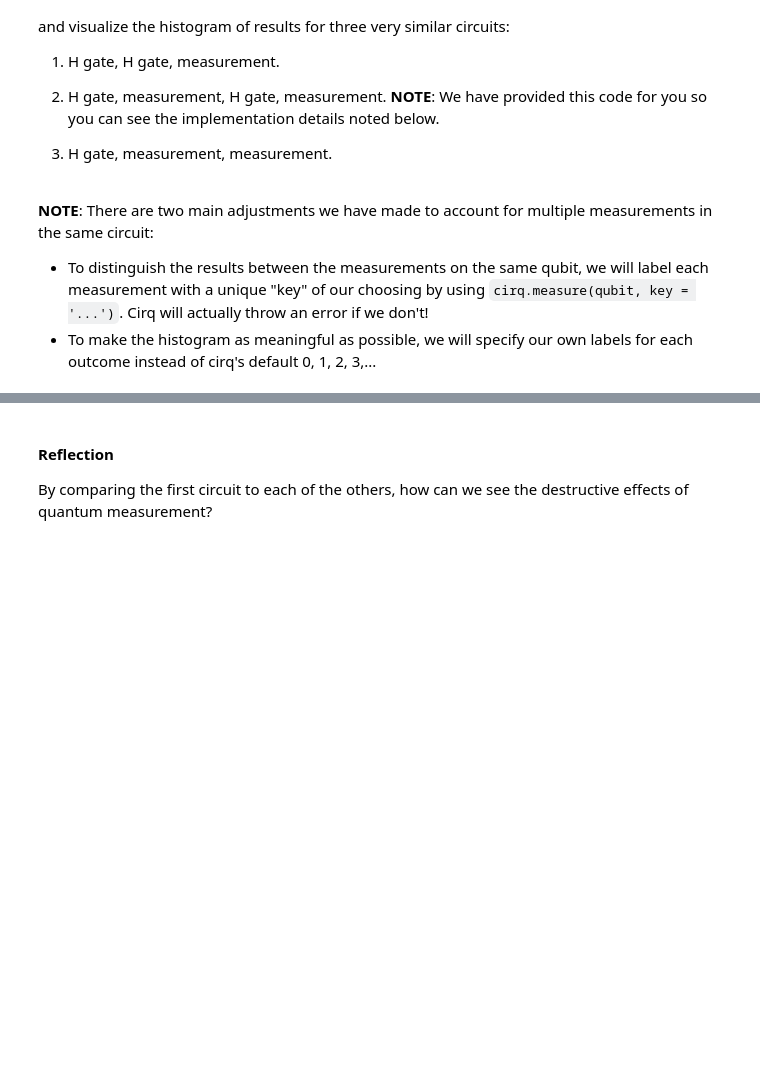
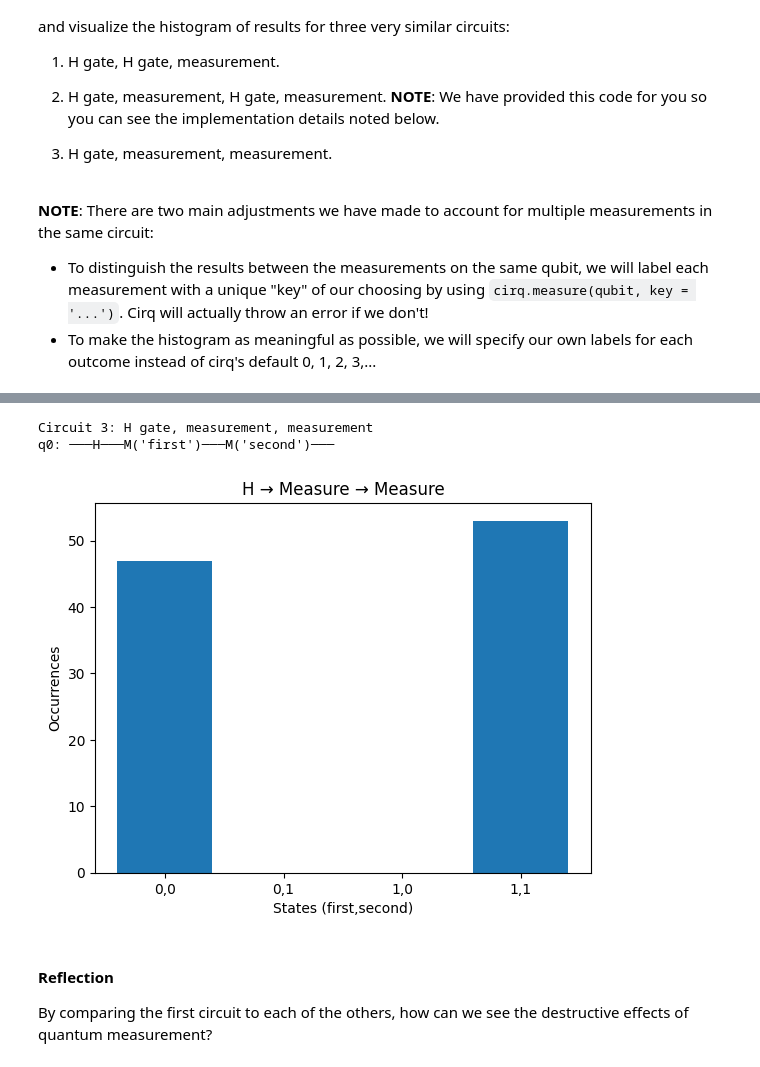
Before and after one commit to Yannaner/BitCamp-2025, a Jupyter notebook: Quantum Workship ipynbs/2025_Bitcamp_Workshop_2_Quantum_Mechanics_of_Qubits_[STUDENT].ipynb, the cells around one changed output, grey strips where cells are left out. Drawn from its saved outputs; the diff is of its cells as text; code cells hidden in the pictures; blank space fills up the shorter version.

```diff
--- a/Quantum Workship ipynbs/2025_Bitcamp_Workshop_2_Quantum_Mechanics_of_Qubits_[STUDENT].ipynb
+++ b/Quantum Workship ipynbs/2025_Bitcamp_Workshop_2_Quantum_Mechanics_of_Qubits_[STUDENT].ipynb
@@ -111,3 +199,37 @@ Lastly, let's show the destructive effect of quantum measurement. Specifically,
+# %%
+qubit = cirq.NamedQubit('q0')
+circuit3 = cirq.Circuit()
+
+# H gate, measurement, measurement
+circuit3.append(cirq.H(qubit))
+circuit3.append(cirq.measure(qubit, key='first'))
+circuit3.append(cirq.measure(qubit, key='second'))
+
+print("Circuit 3: H gate, measurement, measurement")
+print(circuit3)
+
+sim = cirq.Simulator()
+result3 = sim.run(circuit3, repetitions=100)
+
+outcomes = []
+for m1 in range(2):
+    for m2 in range(2):
+        outcomes.append(f"{m1},{m2}")
+
+label_map = {i: outcomes[i] for i in range(len(outcomes))}
+hist = cirq.plot_state_histogram(result3, plt.subplot(),
+                              title='H → Measure → Measure',
+                              xlabel='States (first,second)',
+                              ylabel='Occurrences')
+
+ax = plt.gca()
+ax.set_xticks(range(len(outcomes)))
+ax.set_xticklabels(outcomes)
+plt.show()
+# %% [output]
+Circuit 3: H gate, measurement, measurement
+q0: ───H───M('first')───M('second')───
+[figure, added]
 # %% [markdown]
 #### **Reflection**
 
```
Also changed, not shown: parts of 15 cells of this notebook.
